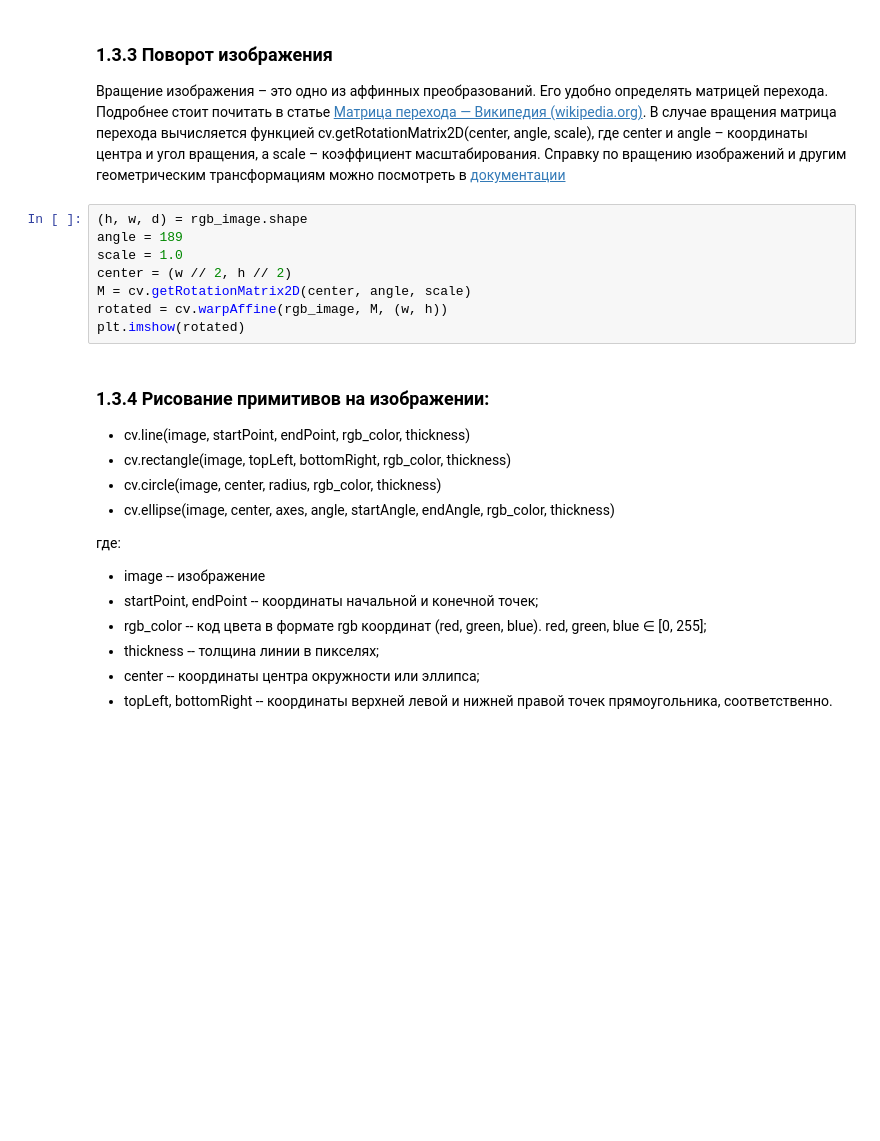
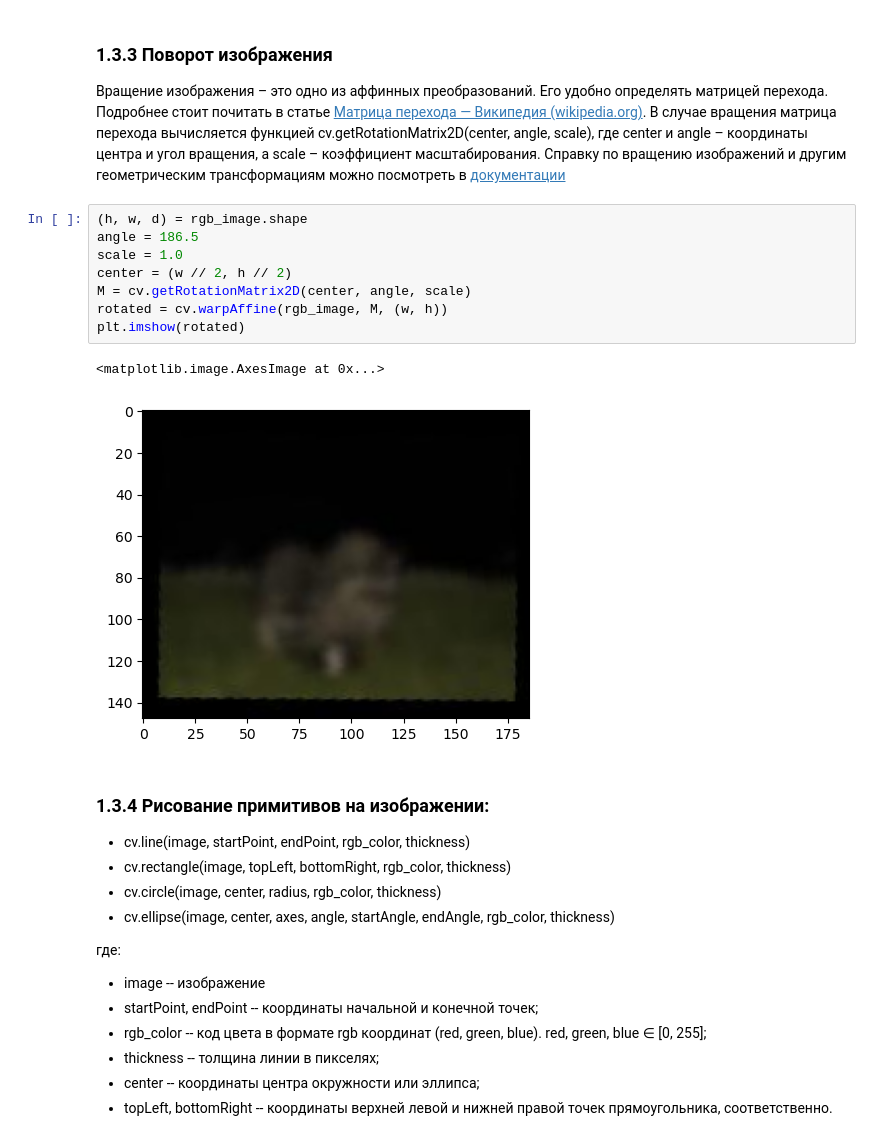
Before and after one commit to konstitycii/lab2, a Jupyter notebook: mylab.ipynb, the cells around one changed output. Saved outputs shown, nothing was run; the diff lists cells and outputs as text; blank space fills up the shorter version.

```diff
--- a/mylab.ipynb
+++ b/mylab.ipynb
@@ -110,12 +126,15 @@ plt.imshow(resized_image)
 Вращение изображения – это одно из аффинных преобразований. Его удобно определять матрицей перехода. Подробнее  стоит почитать в статье [Матрица перехода — Википедия (wikipedia.org)](https://ru.wikipedia.org/wiki/Матрица_перехода). В случае вращения матрица перехода вычисляется функцией cv.getRotationMatrix2D(center, angle, scale), где center и angle – координаты центра и угол вращения, а scale – коэффициент масштабирования. Справку по вращению изображений и другим геометрическим трансформациям можно посмотреть в [документации](https://docs.opencv.org/3.4/da/d54/group__imgproc__transform.html)
 # %%
 (h, w, d) = rgb_image.shape
-angle = 189
+angle = 186.5
 scale = 1.0
 center = (w // 2, h // 2)
 M = cv.getRotationMatrix2D(center, angle, scale)
 rotated = cv.warpAffine(rgb_image, M, (w, h))
 plt.imshow(rotated)
+# %% [output]
+<matplotlib.image.AxesImage at 0x...>
+[figure, added]
 # %% [markdown]
 ### 1.3.4 Рисование примитивов на изображении:
 - cv.line(image, startPoint, endPoint, rgb_color, thickness)
```
Also changed, not shown: parts of 16 cells of this notebook, 1 other file.
